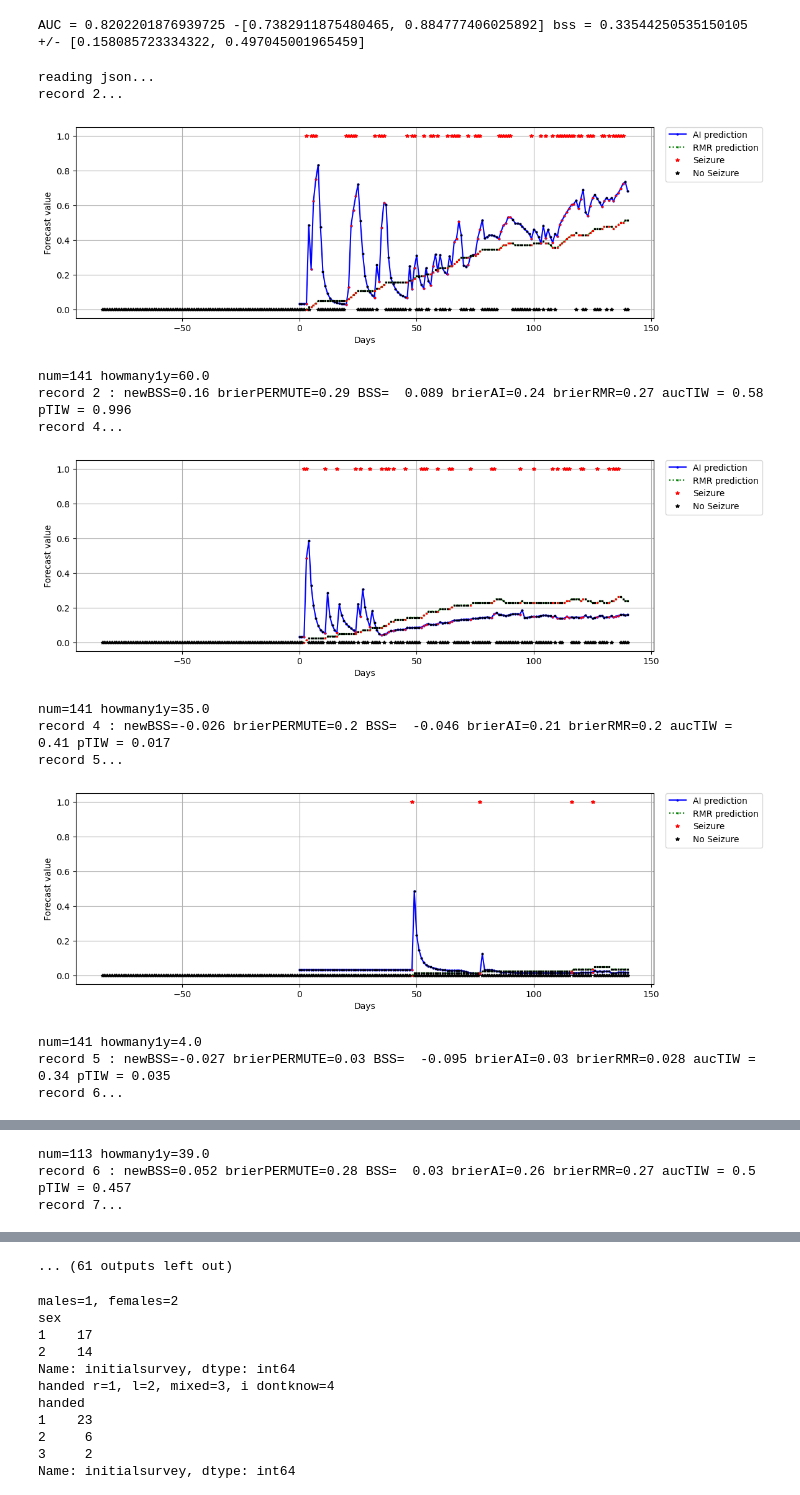
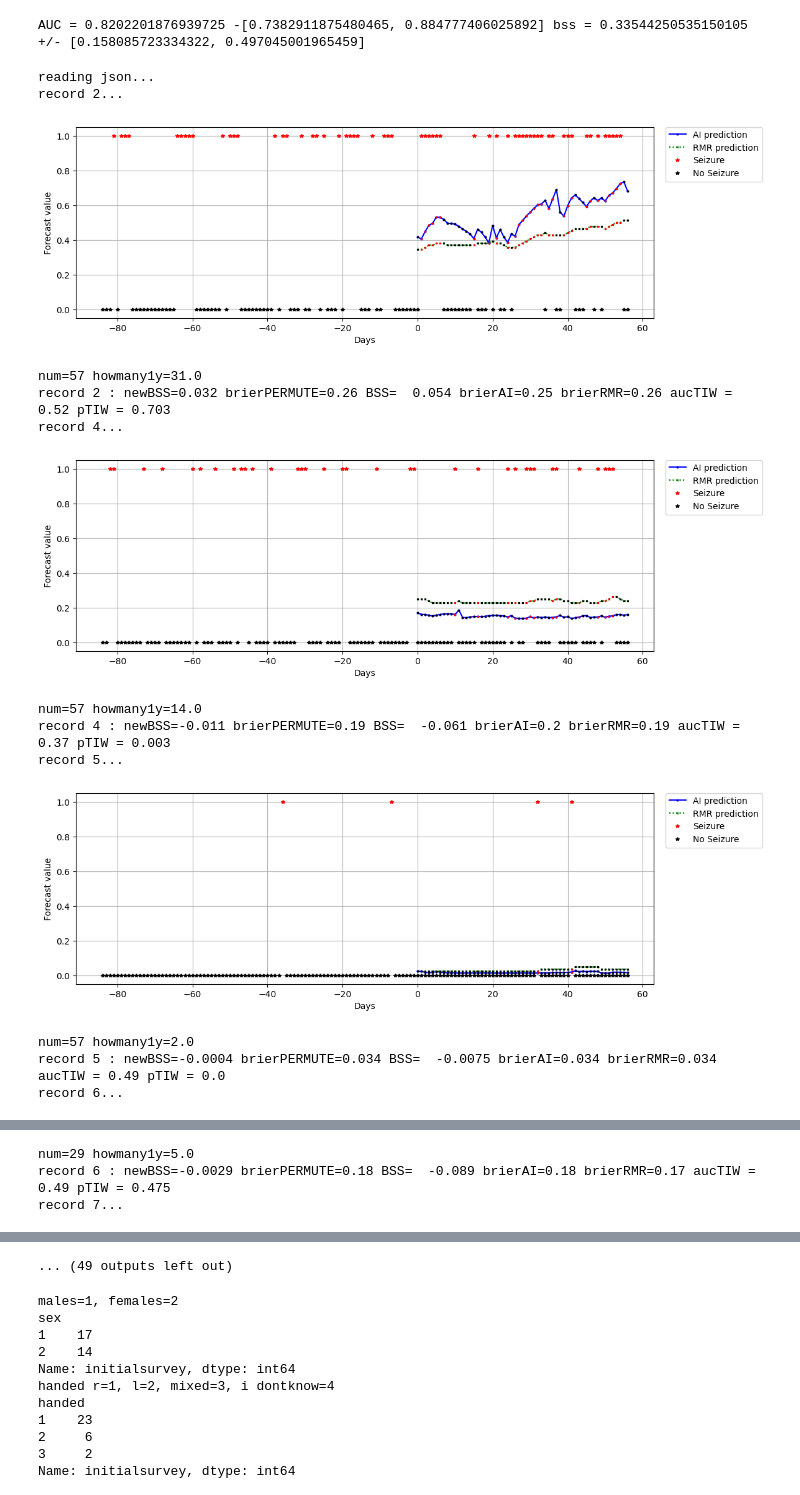
Before and after one commit to GoldenholzLab/deepManCode, a Jupyter notebook: prospectiveSUM.ipynb, the cells around one changed output, grey strips where cells are left out. Saved outputs shown, nothing was run; the diff lists cells and outputs as text; code cells hidden in the pictures.

```diff
--- a/prospectiveSUM.ipynb
+++ b/prospectiveSUM.ipynb
@@ -943,7 +965,7 @@ def drawFIG3(x,figID,tempBACK=[]):
     plt.savefig(f'Better_Fig{figID}',dpi=300)
     plt.show()
 
-def build_permute_BS(y_true,y_prob):
+def build_permute_BS(y_true,y_prob,fn_pre='TwoPt'):
     # use permutation method like Karoly et al 2017 Brain
     # permute many times the forecasts, and get the average brier score of that
     new_BS = 0
@@ -956,6 +978,10 @@ def build_permute_BS(y_true,y_prob):
 
     return brier
 
+
+# MAIN CODE
+#file_pre= 'TwoPt'
+file_pre = 'TwoPt_no3'
 maxN = 46
 BSSlist = np.zeros(maxN)
 BSSlist_new = np.zeros(maxN)
@@ -970,9 +996,9 @@ firstOne = True
 countUP = 0
 for K in range(maxN):
     dontskip=False
-    if os.path.exists(f'TwoPt{K}.csv'):
-        temp=pd.read_csv(f'TwoPt{K}.csv')
-        tempBACK = pd.read_csv(f'TwoPt{K}-STARTUP.csv')
+    if os.path.exists(f'{file_pre}{K}.csv'):
+        temp=pd.read_csv(f'{file_pre}{K}.csv')
+        tempBACK = pd.read_csv(f'{file_pre}{K}-STARTUP.csv')
         #dontskip=True
         if firstOne==True:
             p = temp.copy()
@@ -995,7 +1021,7 @@ for K in range(maxN):
         #theLIST[K,0] = K
         brierAI = brier_score_loss(y_true=temp['y'], y_prob=temp['pred'])
         brierRMR = brier_score_loss(y_true=temp['y'], y_prob=temp['RMR'])
-        brierPERMUTE = build_permute_BS(y_true=temp['y'],y_prob=temp['pred'])
+        brierPERMUTE = build_permute_BS(y_true=temp['y'],y_prob=temp['pred'],fn_pre=file_pre)
         #
         fpr, tpr, thresholds = metrics.roc_curve(temp['y'], temp['pred'], pos_label=1)
         auc = metrics.auc(fpr, tpr)
@@ -1035,15 +1061,16 @@ theLIST = theLIST[:countUP,:]
 
 brierAI = brier_score_loss(y_true=p['y'], y_prob=p['pred'])
 brierRMR = brier_score_loss(y_true=p['y'], y_prob=p['RMR'])
-brierPERMUTE = build_permute_BS(y_true=temp['y'],y_prob=temp['pred'])
+brierPERMUTE = build_permute_BS(y_true=temp['y'],y_prob=temp['pred'],fn_pre=file_pre)
+print('These are OVERALL scores from the group...')
 print(f'Brier AI: {brierAI} RMR: {brierRMR} PERMUTE: {brierPERMUTE}')
 BSS = 1 - (brierAI / brierRMR)
 BSS2 = 1 - (brierAI / brierPERMUTE)
 fpr, tpr, thresholds = metrics.roc_curve(p['y'], p['pred'], pos_label=1)
 auc = metrics.auc(fpr, tpr)
-print(f'OVERALL newBSS = {BSS2} , BrierAI={brierAI}, BrierPERMUTE={brierPERMUTE}, BSS = {BSS} AUC = {auc}')
-print(f'New good = {np.sum(BSSlist_new>0)} Good = {np.sum(BSSlist>0)} total = {iterC}')
-print(f'GoodAI-medianBSS = {np.median(BSSlist_new[BSSlist_new>0])}')
+print(f'OVERALL BSS(vsPermute) = {BSS2} , BrierAI={brierAI}, BrierPERMUTE={brierPERMUTE}, BSS(vsRMR) = {BSS} AUC = {auc}')
+print(f'Good (vsPermute) = {np.sum(BSSlist_new>0)} Good (vsRMR) = {np.sum(BSSlist>0)} total = {iterC}')
+print(f'Median of the goodvsPermute: = {np.median(BSSlist_new[BSSlist_new>0])}')
 #print(np.sort(np.round(BSSlist*100)/100))
 sublist = theLIST[theLIST[:,0]>(-1),:]
 
@@ -1066,7 +1093,7 @@ plt.plot([0,100],[0,0],'--',label='BSS=0 line')
 plt.title('Random forecast based - Single patient BSS vs. % sz. days')
 plt.ylabel('Brier Skill Score (BSS)')
 plt.xlabel('Fraction of seizure days (%)')
-plt.legend()
+plt.legend(bbox_to_anchor=(1.02, 1), loc='upper left', borderaxespad=0)
 plt.grid(True)
 ax1 = plt.gca()
 ax1.spines['top'].set_visible(False)
@@ -1088,7 +1115,7 @@ plt.plot([0,100],[0,0],'--',label='BSS=0 line')
 plt.title('Permutation based - Single patient BSS vs. % sz. days')
 plt.ylabel('Brier Skill Score (BSS)')
 plt.xlabel('Fraction of seizure days (%)')
-plt.legend()
+plt.legend(bbox_to_anchor=(1.02, 1), loc='upper left', borderaxespad=0)
 plt.grid(True)
 ax1 = plt.gca()
 ax1.spines['top'].set_visible(False)
@@ -1108,7 +1135,7 @@ plt.plot([0,100],[0,0],'--',label='BSS=0 line')
 plt.title('Single patient BSS vs. % seizure days')
 plt.ylabel('Brier Skill Score (BSS) - Using permuted reference')
 plt.xlabel('Fraction of seizure days (%)')
-plt.legend()
+plt.legend(bbox_to_anchor=(1.02, 1), loc='upper left', borderaxespad=0)
 plt.grid(True)
 ax1 = plt.gca()
 ax1.spines['top'].set_visible(False)
@@ -1136,42 +1163,42 @@ if 0:
     plt.plot(sublist[:,4],sublist[:,5],'x',label='Brier score AI')
     plt.plot(sublist[:,4],sublist[:,6],'x',label='Brier score RMR')
     plt.plot(sublist[:,4],sublist[:,1],'x',label='BSS')
     plt.plot([0,100],[0,0],'--',label='BSS=0 line')
     plt.xlabel('Days with seizures (%)')
     plt.ylabel('BSS and Brier Score')
     plt.legend()
     plt.title('Brier score /BSS vs % of days with seizures')
 
     plt.show()
 mylist = theLIST[theLIST[:,0]>-1]
 D = pd.DataFrame(mylist,columns=['Record','BSS','duration','szcount','fracSzdays','brierAI','brierRMR','aucAI','aucAItiw','pTIW','aucRMR','BSS2','brierPERMUTE'])
 print(f'Days included: {np.sum(mylist[:,2])}')
 print(f'days min: {np.min(mylist[:,2])} max: {np.max(mylist[:,2])} median: {np.median(mylist[:,2])}')
 print(f'Seizures min: {np.min(mylist[:,3])} max: {np.max(mylist[:,3])} median: {np.median(mylist[:,3])}')
 D2 = D.sort_values(by=['BSS'])
 print(f'{D2}')
 D2 = D.sort_values(by=['aucAI'])
 print(f'{D2}')
 print(f'N={D.shape}')
 print('Using inidivual scores...')
 print(f'mean AUC {np.mean(D.aucAI):0.2} +/- {np.std(D.aucAI):0.2}')
 print(f'mean AUCrmr {np.mean(D.aucRMR):0.2} +/- {np.std(D.aucRMR):0.2}')
 print(f'mean AUC tiw {np.mean(D.aucAItiw):0.2} +/- {np.std(D.aucAItiw):0.2}')
 print(f'median BSS {np.median(D.BSS/100)} 25-75 CI: {np.percentile(D.BSS/100,25)}-{np.percentile(D.BSS/100,75)}')
 print(f'median BSS2 {np.median(D.BSS2/100)} 25-75 CI: {np.percentile(D.BSS2/100,25)}-{np.percentile(D.BSS2/100,75)}')
 print(f'number of individual TIW values with p<0.05: {np.sum( pTIW<0.05)}')
 # %% [output]
 reading json...
 record 2...
-[figure, old version]
+[figure, new version]
-num=141 howmany1y=60.0
-record 2 : newBSS=0.16 brierPERMUTE=0.29 BSS=  0.089 brierAI=0.24 brierRMR=0.27 aucTIW = 0.58 pTIW = 0.996
+num=57 howmany1y=31.0
+record 2 : newBSS=0.032 brierPERMUTE=0.26 BSS=  0.054 brierAI=0.25 brierRMR=0.26 aucTIW = 0.52 pTIW = 0.703
 record 4...
-[figure, old version]
+[figure, new version]
-num=141 howmany1y=35.0
-record 4 : newBSS=-0.026 brierPERMUTE=0.2 BSS=  -0.046 brierAI=0.21 brierRMR=0.2 aucTIW = 0.41 pTIW = 0.017
+num=57 howmany1y=14.0
+record 4 : newBSS=-0.011 brierPERMUTE=0.19 BSS=  -0.061 brierAI=0.2 brierRMR=0.19 aucTIW = 0.37 pTIW = 0.003
 record 5...
-[figure, old version]
+[figure, new version]
-num=141 howmany1y=4.0
-record 5 : newBSS=-0.027 brierPERMUTE=0.03 BSS=  -0.095 brierAI=0.03 brierRMR=0.028 aucTIW = 0.34 pTIW = 0.035
+num=57 howmany1y=2.0
+record 5 : newBSS=-0.0004 brierPERMUTE=0.034 BSS=  -0.0075 brierAI=0.034 brierRMR=0.034 aucTIW = 0.49 pTIW = 0.0
 record 6...
@@ -1179,3 +1206,3 @@ record 6...
-num=113 howmany1y=39.0
-record 6 : newBSS=0.052 brierPERMUTE=0.28 BSS=  0.03 brierAI=0.26 brierRMR=0.27 aucTIW = 0.5 pTIW = 0.457
+num=29 howmany1y=5.0
+record 6 : newBSS=-0.0029 brierPERMUTE=0.18 BSS=  -0.089 brierAI=0.18 brierRMR=0.17 aucTIW = 0.49 pTIW = 0.475
 record 7...
@@ -1187,4 +1214,4 @@ record 8...
-... (61 outputs left out)
+... (49 outputs left out)
 # %%
 def check_retrospective():
     #fnretro = '/Users/danielgoldenholz/Documents/GitHub/deepMan/OUTPUT/OUTPUT_for_paper/holdoutisThisReal_v2.csv'
```
Also changed, not shown: parts of 4 cells of this notebook.
